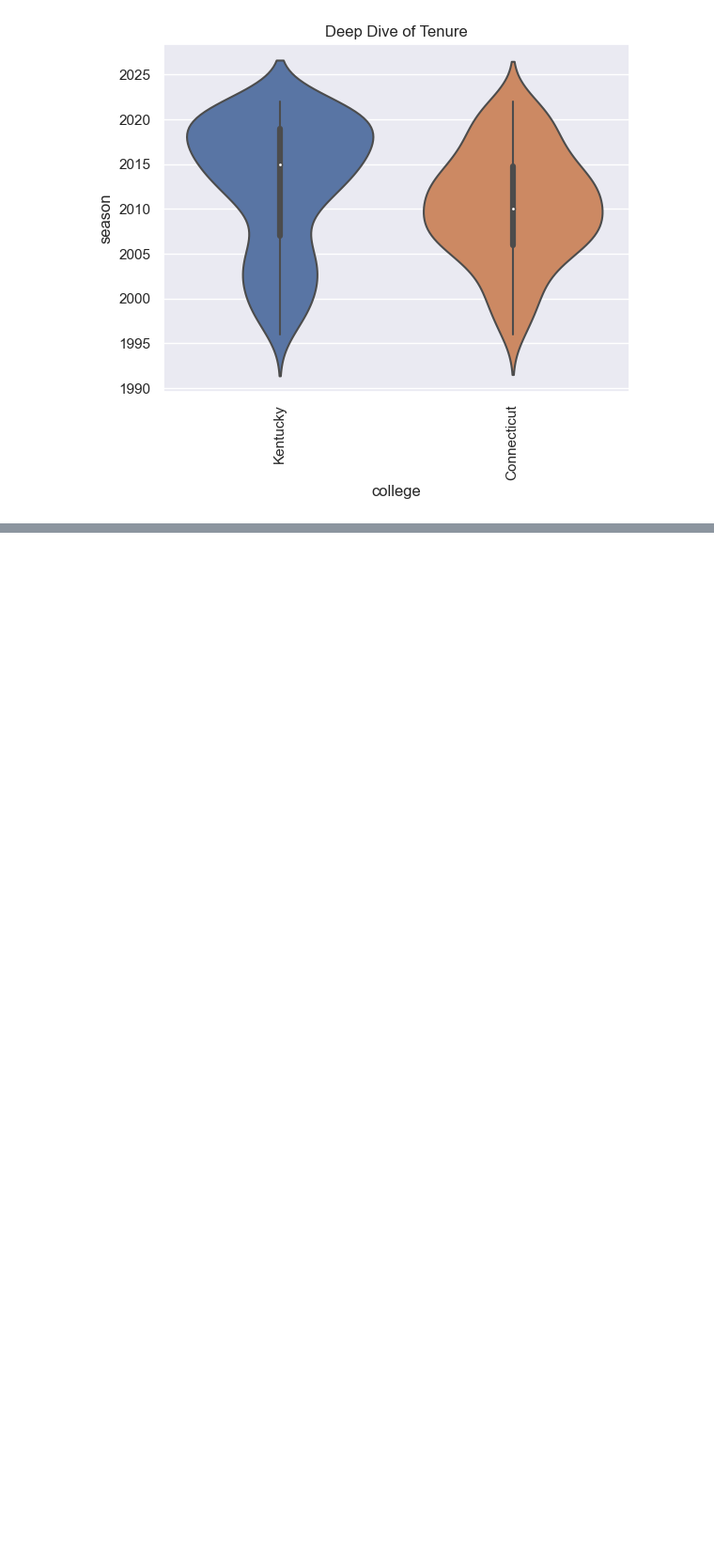
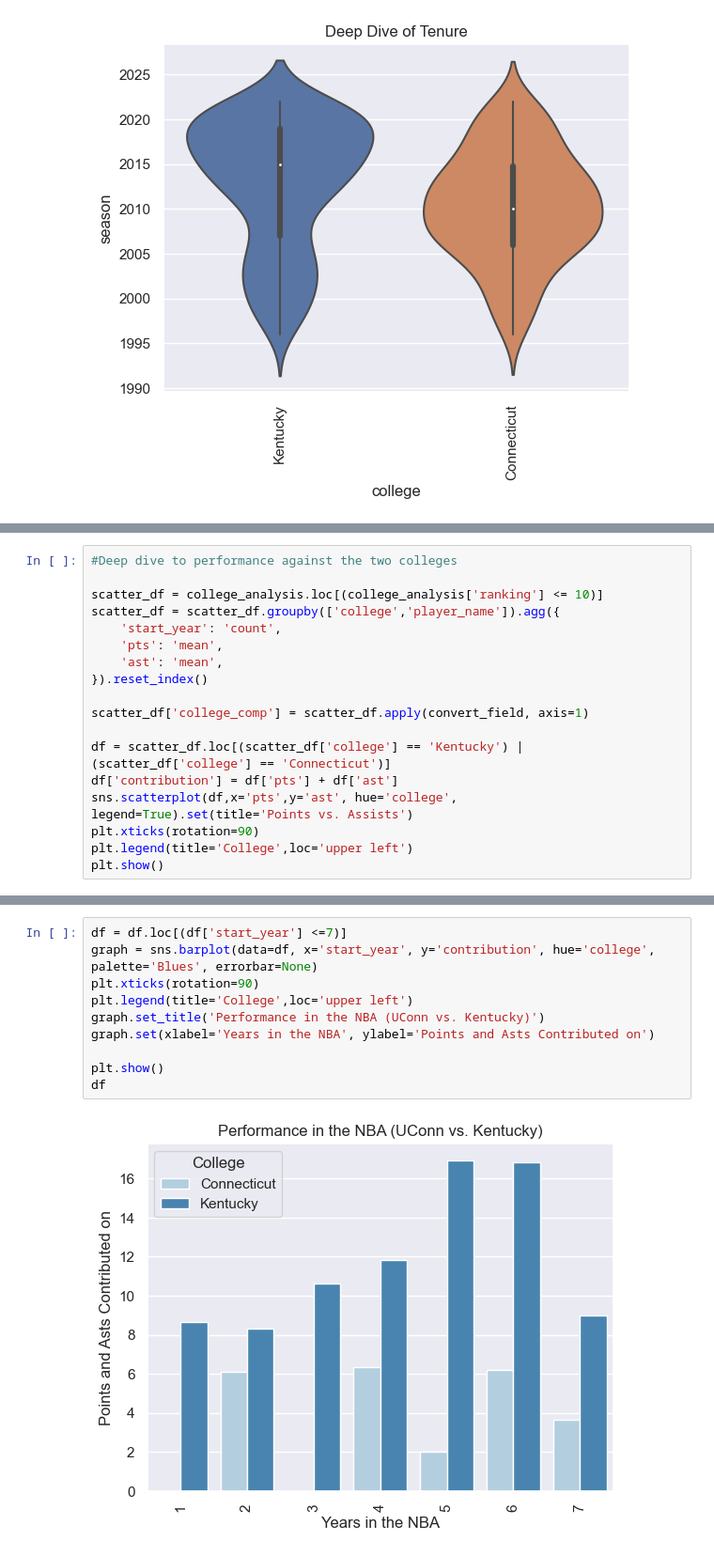
Before and after one commit to doorfish/data-analysis-project, a Jupyter notebook: python_data_analysis_project.ipynb, the cells around one changed output, grey strips where cells are left out. Shown at 94% size. Cells and saved outputs as stored; diff of their text form; blank space fills up the shorter version.

```diff
--- a/python_data_analysis_project.ipynb
+++ b/python_data_analysis_project.ipynb
@@ -631,0 +567,18 @@ plt.show()
+# %%
+#Deep dive to performance against the two colleges
+
+scatter_df = college_analysis.loc[(college_analysis['ranking'] <= 10)]
+scatter_df = scatter_df.groupby(['college','player_name']).agg({
+    'start_year': 'count',
+    'pts': 'mean',
+    'ast': 'mean',
+}).reset_index()
+
+scatter_df['college_comp'] = scatter_df.apply(convert_field, axis=1)
+
+df = scatter_df.loc[(scatter_df['college'] == 'Kentucky') | (scatter_df['college'] == 'Connecticut')]
+df['contribution'] = df['pts'] + df['ast']
+sns.scatterplot(df,x='pts',y='ast', hue='college', legend=True).set(title='Points vs. Assists')
+plt.xticks(rotation=90)
+plt.legend(title='College',loc='upper left')
+plt.show()
@@ -631,0 +592,12 @@ plt.show()
+# %%
+df = df.loc[(df['start_year'] <=7)]
+graph = sns.barplot(data=df, x='start_year', y='contribution', hue='college', palette='Blues', errorbar=None)
+plt.xticks(rotation=90)
+plt.legend(title='College',loc='upper left')
+graph.set_title('Performance in the NBA (UConn vs. Kentucky)')
+graph.set(xlabel='Years in the NBA', ylabel='Points and Asts Contributed on')
+
+plt.show()
+df
+# %% [output]
+[figure, added]
```
Also changed, not shown: parts of 14 cells of this notebook.
